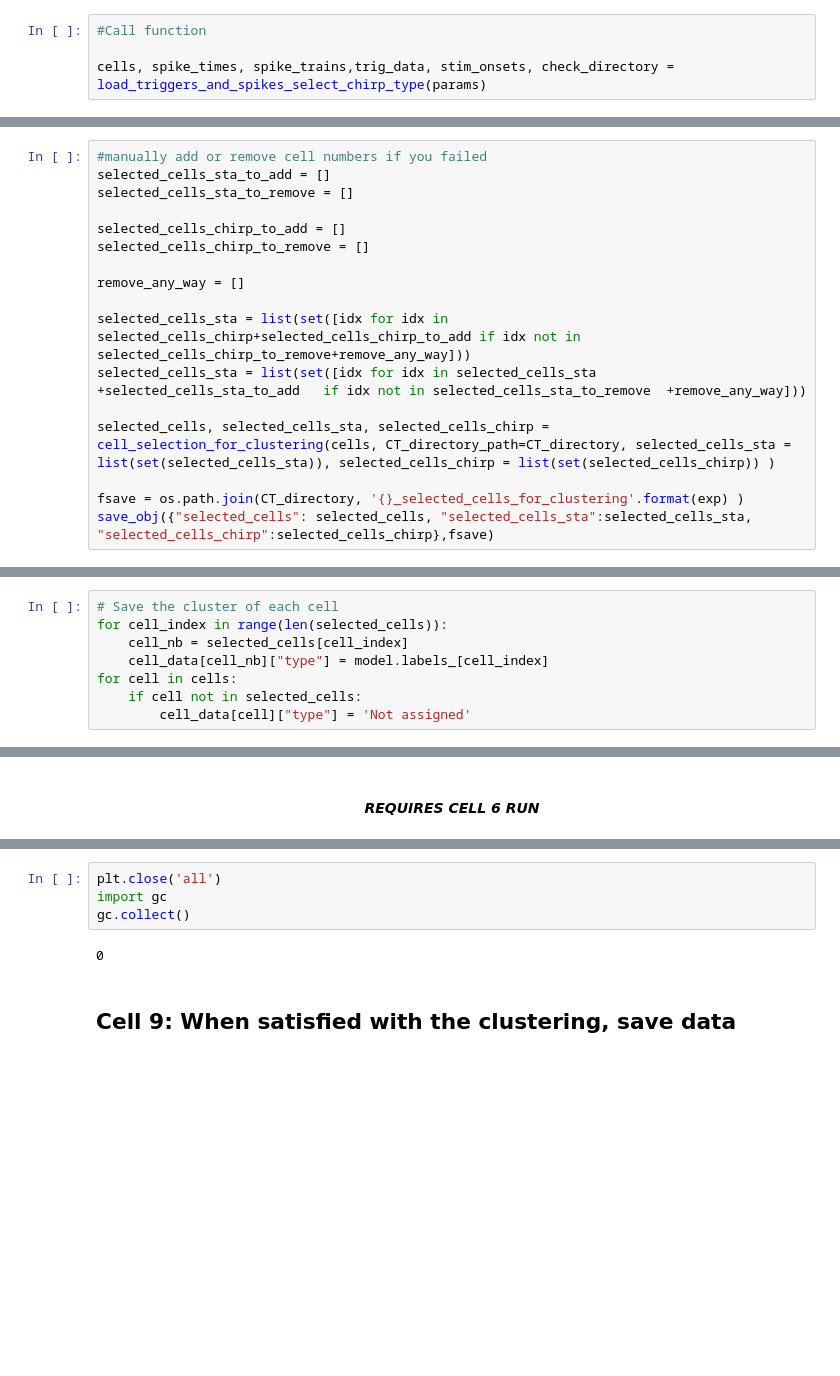
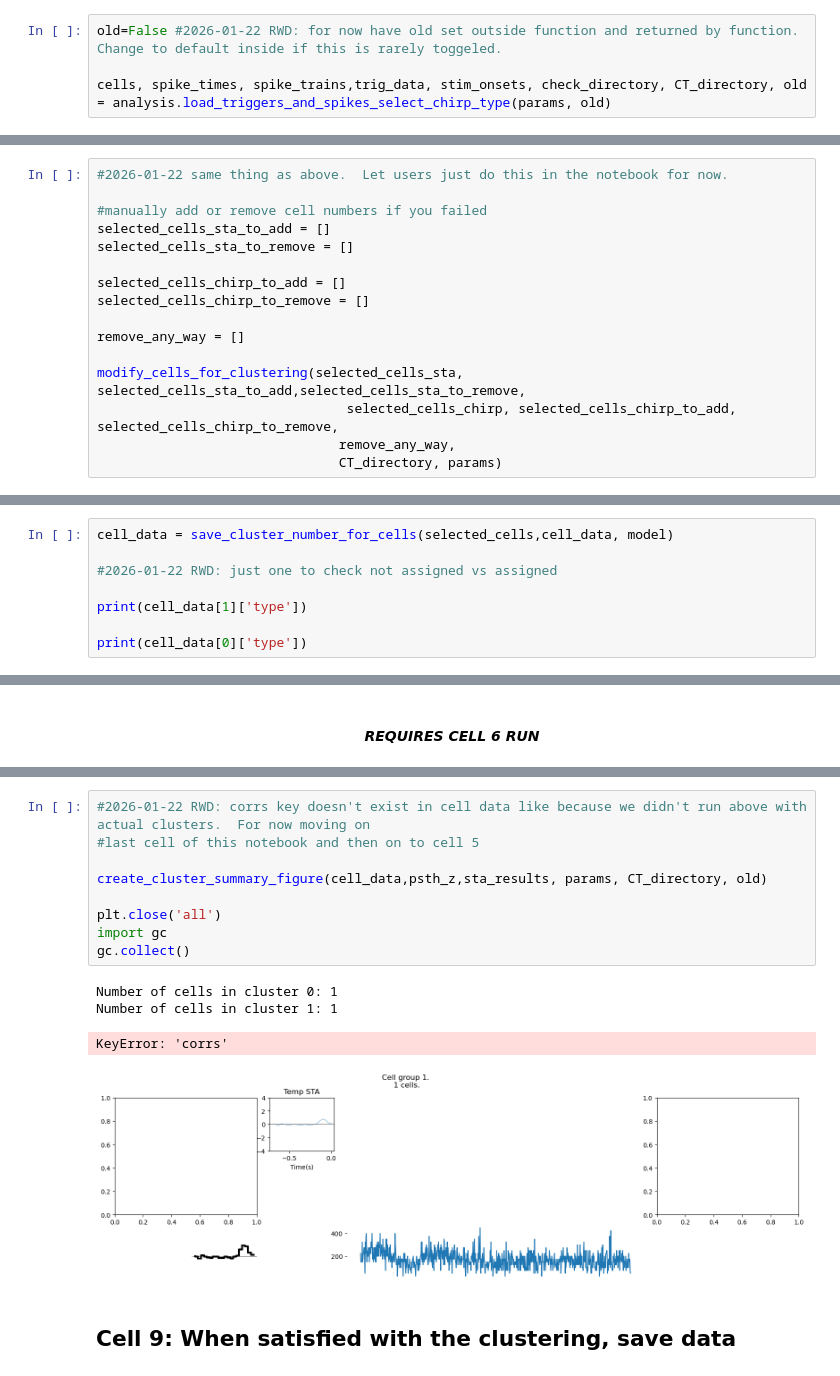
Before and after one commit to retinal-information-processing-lab/Standard_analysis_pipeline, a Jupyter notebook: 4-Chirp+Cell Typing-dev.ipynb, the cells around one changed output, grey strips where cells are left out. Drawn from its saved outputs; the diff is of its cells as text; blank space fills up the shorter version.

Commit message:
Clean up and update checkerboard analysis and  chirp/cell typing notebooks.  Added .py files for functions of both these notebooks

```diff
--- a/4-Chirp+Cell Typing-dev.ipynb
+++ b/4-Chirp+Cell Typing-dev.ipynb
@@ -141,9 +34,9 @@ def compute_chirp_rasters():
 # %% [markdown]
 ## Cell 1: Load triggers and spikes + select chirp type !!!!
 # %%
-#Call function
+old=False #2026-01-22 RWD: for now have old set outside function and returned by function.  Change to default inside if this is rarely toggeled.
 
-cells, spike_times, spike_trains,trig_data, stim_onsets, check_directory = load_triggers_and_spikes_select_chirp_type(params)
+cells, spike_times, spike_trains,trig_data, stim_onsets, check_directory, CT_directory, old = analysis.load_triggers_and_spikes_select_chirp_type(params, old)
 # %% [output]
 0 : 00_AccCheck_30Hz_16px_42sq_50%30ND
 1 : 01_Swn_30Hz_48pxCh_6pxL_50%30ND
@@ -385,6 +100,8 @@ Selected 212 cells.
 # %% [markdown]
 #### Modify manually your selection
 # %%
+#2026-01-22 same thing as above.  Let users just do this in the notebook for now.
+
 #manually add or remove cell numbers if you failed
 selected_cells_sta_to_add = []
 selected_cells_sta_to_remove = []
@@ -394,12 +111,9 @@ selected_cells_chirp_to_remove = []
 
 remove_any_way = []
 
-selected_cells_sta = list(set([idx for idx in selected_cells_chirp+selected_cells_chirp_to_add if idx not in selected_cells_chirp_to_remove+remove_any_way]))
-selected_cells_sta = list(set([idx for idx in selected_cells_sta  +selected_cells_sta_to_add   if idx not in selected_cells_sta_to_remove  +remove_any_way]))
-
-selected_cells, selected_cells_sta, selected_cells_chirp = cell_selection_for_clustering(cells, CT_directory_path=CT_directory, selected_cells_sta = list(set(selected_cells_sta)), selected_cells_chirp = list(set(selected_cells_chirp)) )
-
-fsave = os.path.join(CT_directory, '{}_selected_cells_for_clustering'.format(exp) )
-save_obj({"selected_cells": selected_cells, "selected_cells_sta":selected_cells_sta, "selected_cells_chirp":selected_cells_chirp},fsave)
+modify_cells_for_clustering(selected_cells_sta, selected_cells_sta_to_add,selected_cells_sta_to_remove,
+                                selected_cells_chirp, selected_cells_chirp_to_add, selected_cells_chirp_to_remove,
+                               remove_any_way,
+                               CT_directory, params)
 # %% [output]
 Selecting via STA ...
@@ -574,10 +163,10 @@ Number of clusters:  43
 # %% [markdown]
 ## Cell 6: Save each cell's cluster number in the chirp response dictionary
 # %%
-# Save the cluster of each cell
-for cell_index in range(len(selected_cells)):
-    cell_nb = selected_cells[cell_index]
-    cell_data[cell_nb]["type"] = model.labels_[cell_index]
-for cell in cells:
-    if cell not in selected_cells:
-        cell_data[cell]["type"] = 'Not assigned'
+cell_data = save_cluster_number_for_cells(selected_cells,cell_data, model)
+
+#2026-01-22 RWD: just one to check not assigned vs assigned
+
+print(cell_data[1]['type'])
+
+print(cell_data[0]['type'])
@@ -893,9 +195,17 @@ Number of cells in cluster 42: 1
 # %%
+#2026-01-22 RWD: corrs key doesn't exist in cell data like because we didn't run above with actual clusters.  For now moving on
+#last cell of this notebook and then on to cell 5
+
+create_cluster_summary_figure(cell_data,psth_z,sta_results, params, CT_directory, old)
+
 plt.close('all')
 import gc
 gc.collect()
 # %% [output]
-0
+Number of cells in cluster 0: 1
+Number of cells in cluster 1: 1
+KeyError: 'corrs'
+[figure, added]
 # %% [markdown]
 ## Cell 9: When satisfied with the clustering, save data
 # %%
```
Also changed, not shown: parts of 15 cells of this notebook, 9 other files.
